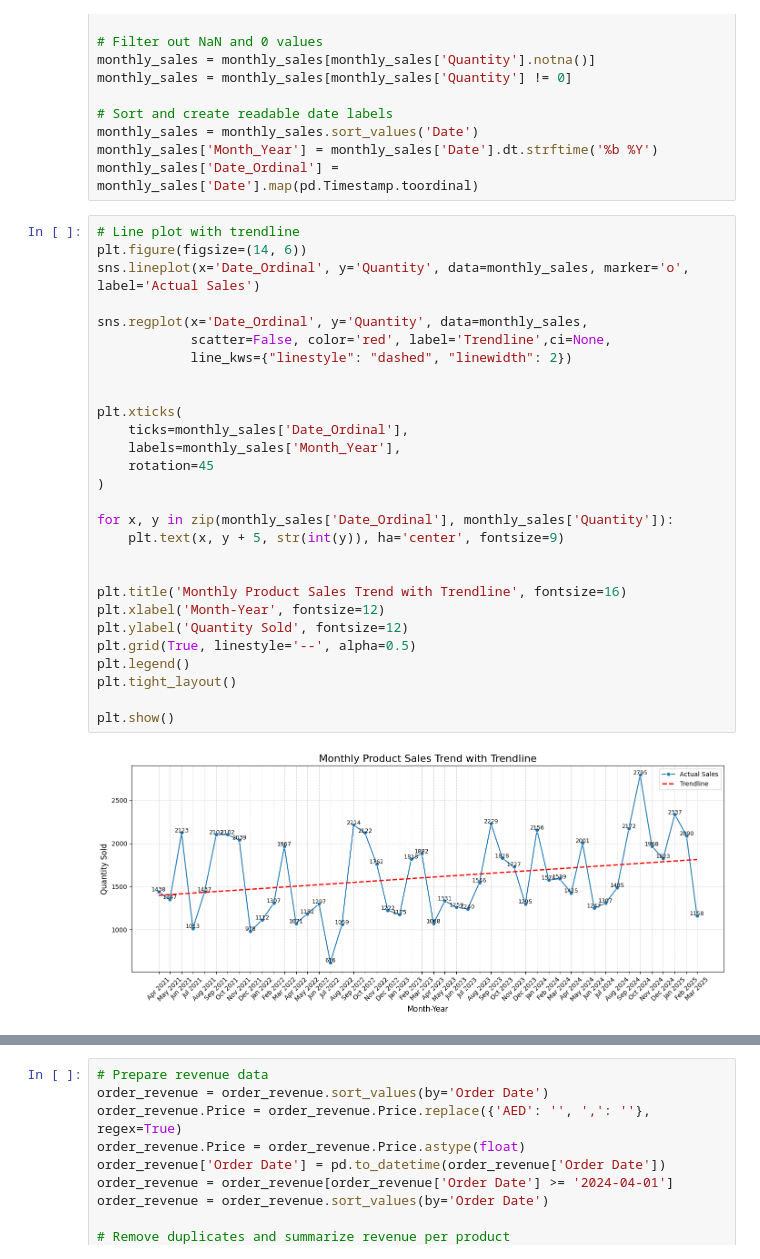
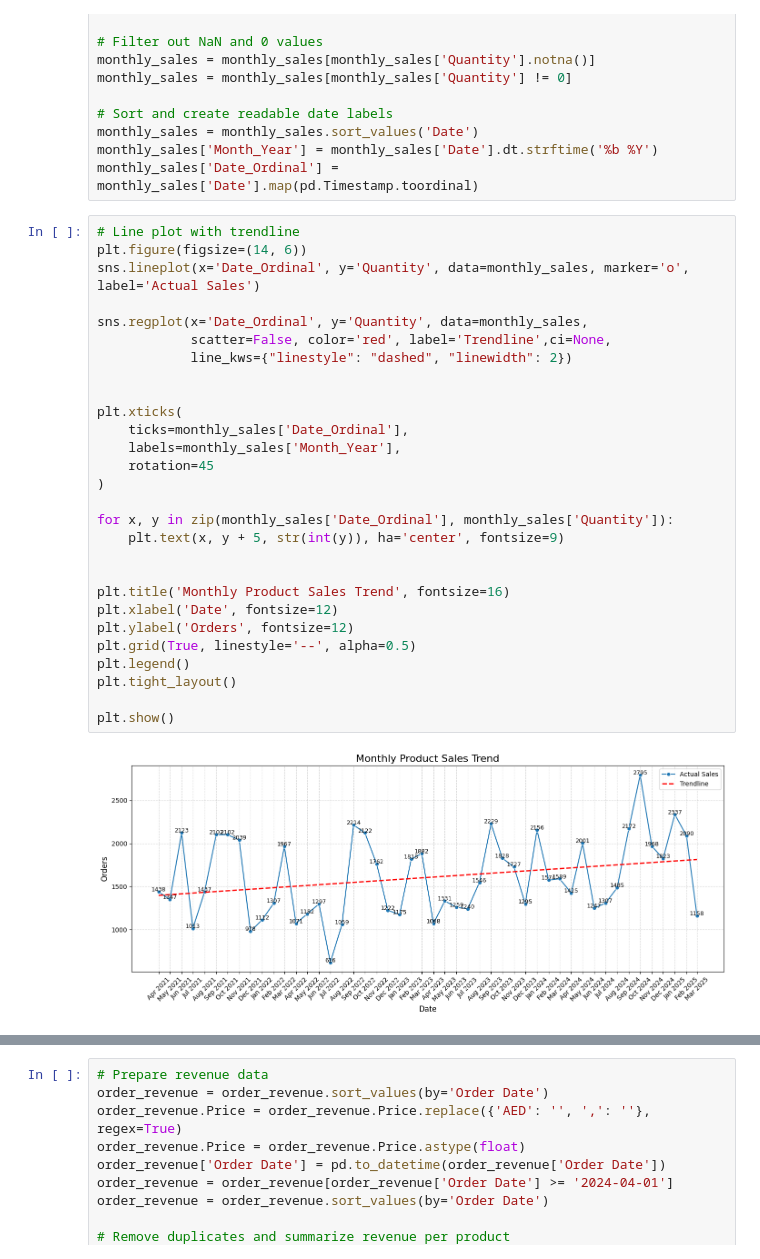
Before and after one commit to Rohitdere/Data_Analysis_Projects, a Jupyter notebook: Sales_Trend_Analysis_&_Forecasting_for_Business_Planning.ipynb, the cells around one changed output, grey strips where cells are left out. Cells and saved outputs as stored; diff of their text form.

```diff
--- a/Sales_Trend_Analysis_&_Forecasting_for_Business_Planning.ipynb
+++ b/Sales_Trend_Analysis_&_Forecasting_for_Business_Planning.ipynb
@@ -71,33 +71,33 @@ monthly_sales['Date_Ordinal'] = monthly_sales['Date'].map(pd.Timestamp.toordinal
 # %%
 # Line plot with trendline
 plt.figure(figsize=(14, 6))
 sns.lineplot(x='Date_Ordinal', y='Quantity', data=monthly_sales, marker='o', label='Actual Sales')
 
 sns.regplot(x='Date_Ordinal', y='Quantity', data=monthly_sales,
             scatter=False, color='red', label='Trendline',ci=None,
             line_kws={"linestyle": "dashed", "linewidth": 2})
 
 
 plt.xticks(
     ticks=monthly_sales['Date_Ordinal'],
     labels=monthly_sales['Month_Year'],
     rotation=45
 )
 
 for x, y in zip(monthly_sales['Date_Ordinal'], monthly_sales['Quantity']):
     plt.text(x, y + 5, str(int(y)), ha='center', fontsize=9)
 
 
-plt.title('Monthly Product Sales Trend with Trendline', fontsize=16)
-plt.xlabel('Month-Year', fontsize=12)
-plt.ylabel('Quantity Sold', fontsize=12)
+plt.title('Monthly Product Sales Trend', fontsize=16)
+plt.xlabel('Date', fontsize=12)
+plt.ylabel('Orders', fontsize=12)
 plt.grid(True, linestyle='--', alpha=0.5)
 plt.legend()
 plt.tight_layout()
 
 plt.show()
 # %% [output]
-[figure, old version]
+[figure, new version]
 # %%
 monthly_sales['Date'] = pd.date_range(start="2022-04-01", periods=len(monthly_sales), freq='M')
 monthly_sales.set_index('Date', inplace=True)
```
Also changed, not shown: parts of 1 cell of this notebook.
